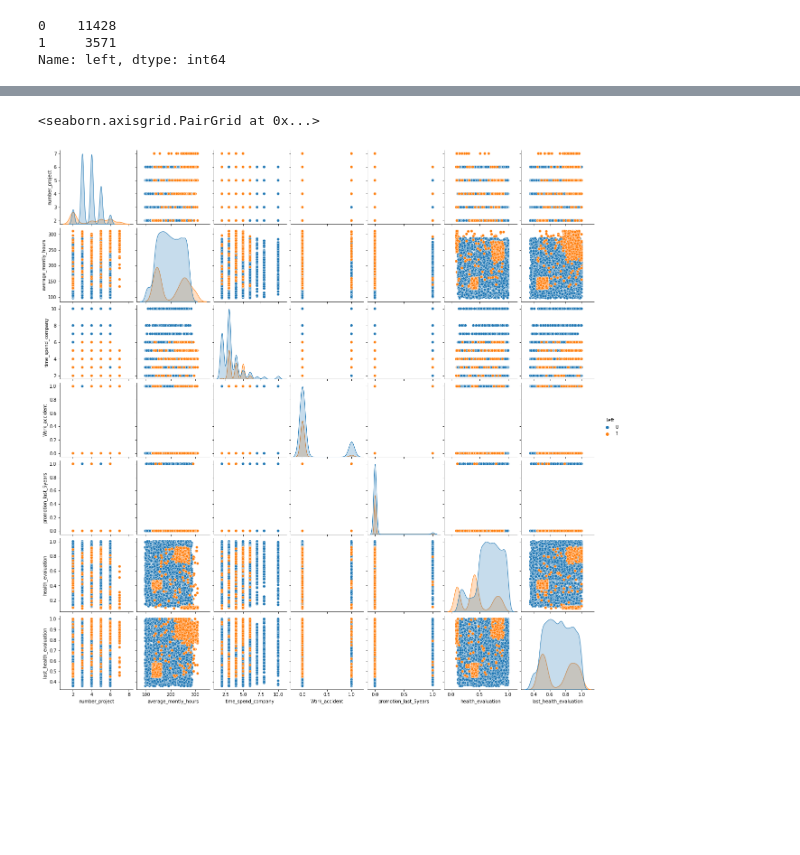
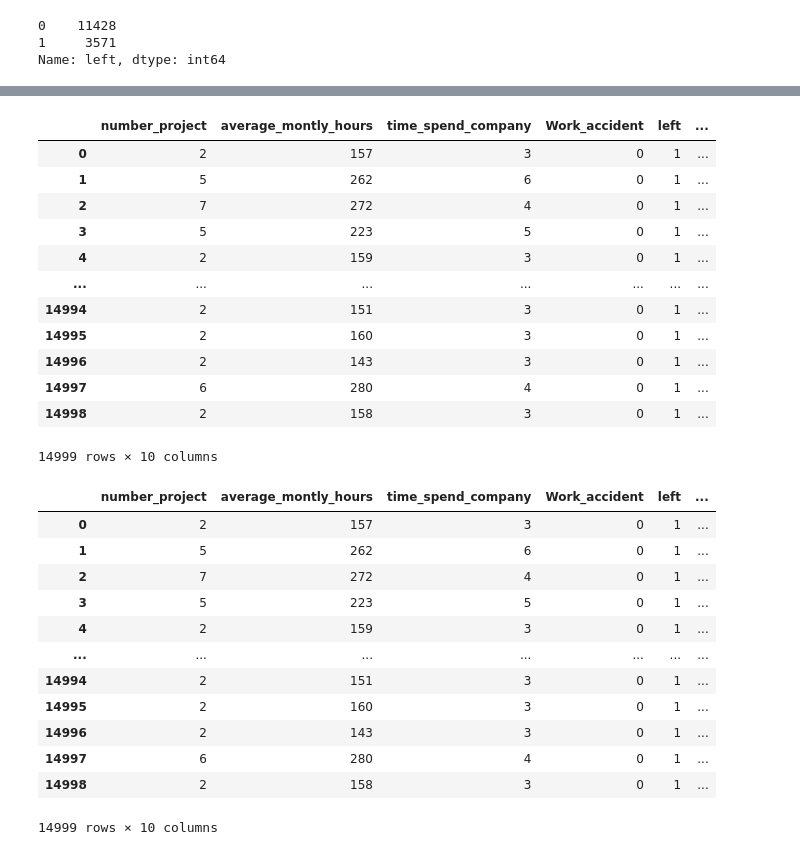
Before and after one commit to Yoginder-code/Employee-attrition-tree, a Jupyter notebook: Untitled1.ipynb, the cells around one changed output, grey strips where cells are left out. Saved outputs shown, nothing was run; the diff lists cells and outputs as text; code cells hidden in the pictures; blank space fills up the shorter version.

```diff
--- a/Untitled1.ipynb
+++ b/Untitled1.ipynb
@@ -300,5 +267,0 @@ sns.barplot(x='promotion_last_5years',y='satisfaction_level',data=main_df,hue='l
-# %%
-sns.pairplot(main_df)
-# %% [output]
-<seaborn.axisgrid.PairGrid at 0x...>
-[figure, removed]
@@ -304,0 +272,23 @@ sns.pairplot(main_df)
+# %%
+
+from sklearn.preprocessing import LabelEncoder
+
+le=LabelEncoder()
+
+main_df['salary']=le.fit_transform(main_df['salary'])
+# %%
+main_df
+# %% [output]
+|  | number_project | average_montly_hours | time_spend_company | Work_accident | left | ... |
+| 0 | 2 | 157 | 3 | 0 | 1 | ... |
+| 1 | 5 | 262 | 6 | 0 | 1 | ... |
+| 2 | 7 | 272 | 4 | 0 | 1 | ... |
+| 3 | 5 | 223 | 5 | 0 | 1 | ... |
+| 4 | 2 | 159 | 3 | 0 | 1 | ... |
+| ... | ... | ... | ... | ... | ... | ... |
+| 14994 | 2 | 151 | 3 | 0 | 1 | ... |
+| 14995 | 2 | 160 | 3 | 0 | 1 | ... |
+| 14996 | 2 | 143 | 3 | 0 | 1 | ... |
+| 14997 | 6 | 280 | 4 | 0 | 1 | ... |
+| 14998 | 2 | 158 | 3 | 0 | 1 | ... |
+14999 rows × 10 columns
@@ -304,0 +297,16 @@ sns.pairplot(main_df)
+# %%
+main_df
+# %% [output]
+|  | number_project | average_montly_hours | time_spend_company | Work_accident | left | ... |
+| 0 | 2 | 157 | 3 | 0 | 1 | ... |
+| 1 | 5 | 262 | 6 | 0 | 1 | ... |
+| 2 | 7 | 272 | 4 | 0 | 1 | ... |
+| 3 | 5 | 223 | 5 | 0 | 1 | ... |
+| 4 | 2 | 159 | 3 | 0 | 1 | ... |
+| ... | ... | ... | ... | ... | ... | ... |
+| 14994 | 2 | 151 | 3 | 0 | 1 | ... |
+| 14995 | 2 | 160 | 3 | 0 | 1 | ... |
+| 14996 | 2 | 143 | 3 | 0 | 1 | ... |
+| 14997 | 6 | 280 | 4 | 0 | 1 | ... |
+| 14998 | 2 | 158 | 3 | 0 | 1 | ... |
+14999 rows × 10 columns
```
Also changed, not shown: parts of 29 cells of this notebook.
